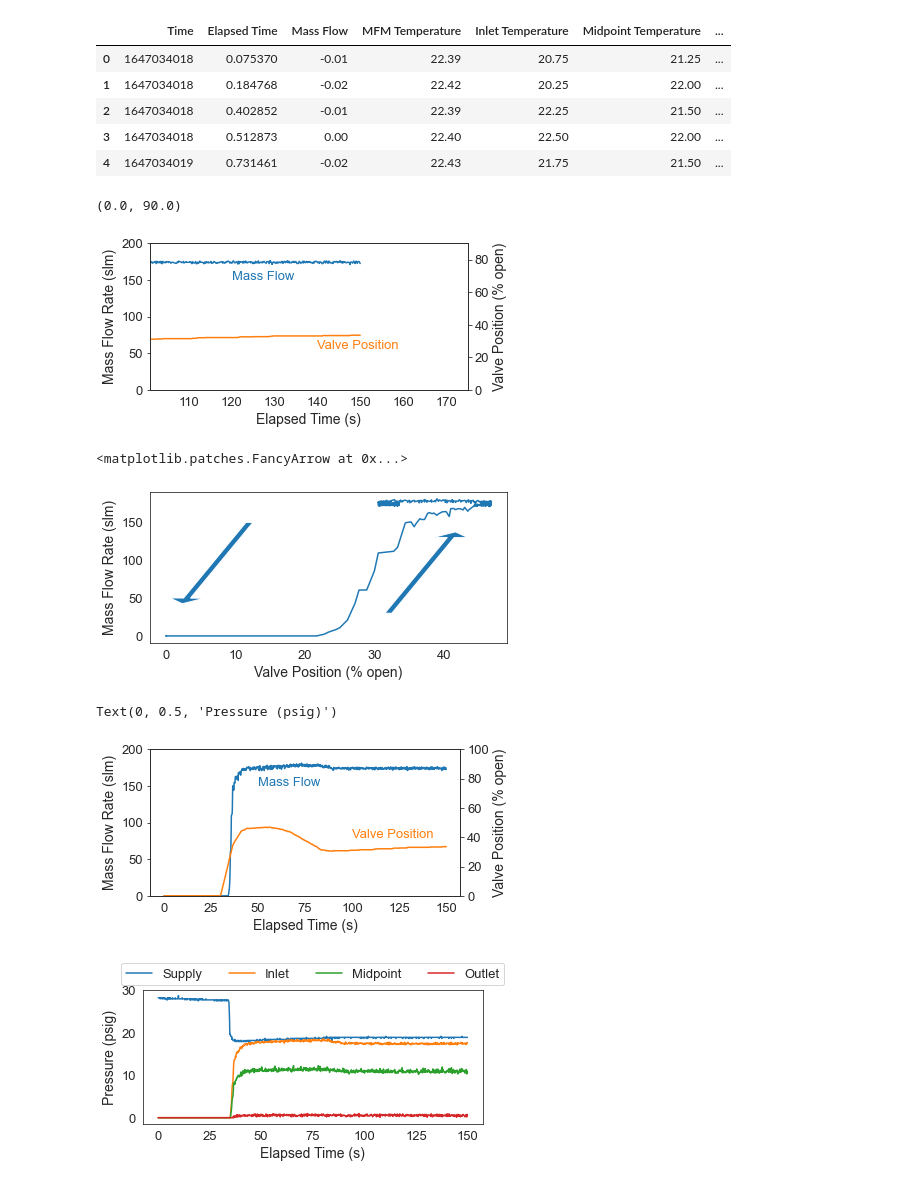
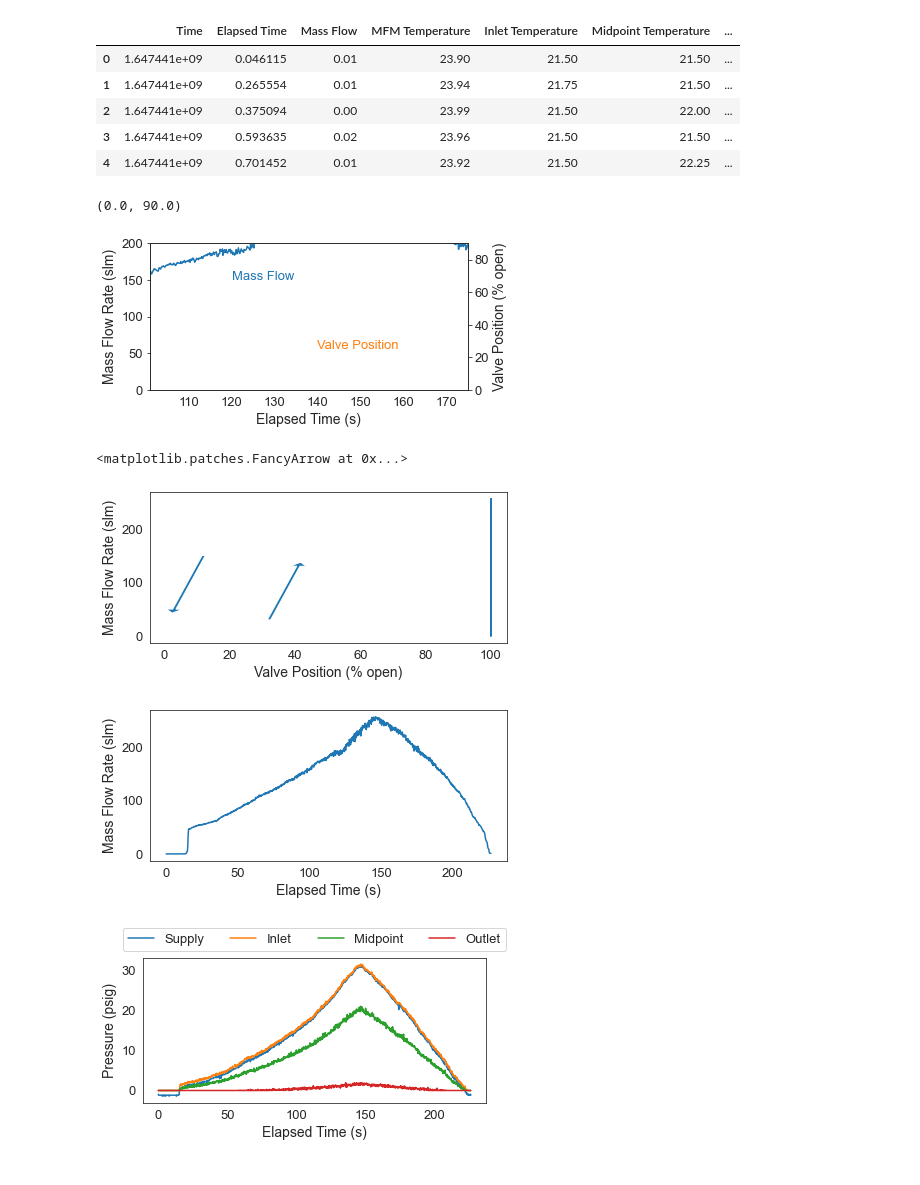
Before and after one commit to osuntp/ntp, a Jupyter notebook: Post/Post_NB/main.ipynb, the cells around one changed output. Saved outputs shown, nothing was run; the diff lists cells and outputs as text; code cells hidden in the pictures.

Commit message:
more data, made new profile, and did more analysis

```diff
--- a/Post/Post_NB/main.ipynb
+++ b/Post/Post_NB/main.ipynb
@@ -47,13 +47,13 @@ def load_data_file(f):
     #df = pd.Series.str.split(',', expand=True)
     return df
 # %%
-def valve_percent(f):
+def valve_percent(df):
     df['Valve Percent'] = df['Valve Position']/90*100
     return df
 # %%
 init_logging()
 f = open_data_file()
-f = 'C:/Users/noahr/Documents/OSU/Thesis/Data to process/2022_3_11_162927_trial_data_mfce_start0_reg19.csv'
+f = 'C:/Users/noahr/Documents/OSU/Thesis/Data to process/2022_3_16_103149_trial_data_Max_Mass_Flow.csv'
 logging.info(f'Opened {f}')
 
 df = load_data_file(f)
@@ -61,11 +61,11 @@ df = valve_percent(df)
 df.head()
 # %% [output]
 |  | Time | Elapsed Time | Mass Flow | MFM Temperature | Inlet Temperature | Midpoint Temperature | ... |
-| 0 | 1647034018 | 0.075370 | -0.01 | 22.39 | 20.75 | 21.25 | ... |
-| 1 | 1647034018 | 0.184768 | -0.02 | 22.42 | 20.25 | 22.00 | ... |
-| 2 | 1647034018 | 0.402852 | -0.01 | 22.39 | 22.25 | 21.50 | ... |
-| 3 | 1647034018 | 0.512873 | 0.00 | 22.40 | 22.50 | 22.00 | ... |
-| 4 | 1647034019 | 0.731461 | -0.02 | 22.43 | 21.75 | 21.50 | ... |
+| 0 | 1.647441e+09 | 0.046115 | 0.01 | 23.90 | 21.50 | 21.50 | ... |
+| 1 | 1.647441e+09 | 0.265554 | 0.01 | 23.94 | 21.75 | 21.50 | ... |
+| 2 | 1.647441e+09 | 0.375094 | 0.00 | 23.99 | 21.50 | 22.00 | ... |
+| 3 | 1.647441e+09 | 0.593635 | 0.02 | 23.96 | 21.50 | 21.50 | ... |
+| 4 | 1.647441e+09 | 0.701452 | 0.01 | 23.92 | 21.50 | 22.25 | ... |
 # %%
 sns.set_style('white') # darkgrid, white grid, dark, white and ticksplt.rc('axes', titlesize=18)     # fontsize of the axes title
 plt.rc('axes', labelsize=14)    # fontsize of the x and y labels
@@ -95,7 +95,7 @@ ax2.set_ylim(0,90)
 #plt.savefig("Figures/valve_repeatability_zoom.svg",format="svg")
 # %% [output]
 (0.0, 90.0)
-[figure, old version]
+[figure, new version]
 # %%
 fig,ax = plt.subplots(figsize=(6,3),tight_layout=True)
 plt.plot(df["Valve Percent"],df["Mass Flow"])
@@ -106,37 +106,36 @@ plt.arrow(12,150,-9,-100,width=1,head_width=5)
 #plt.savefig('Figures/valve_hysteresis.svg',format='svg')
 # %% [output]
 <matplotlib.patches.FancyArrow at 0x...>
-[figure, old version]
+[figure, new version]
 # %%
 fig,ax = plt.subplots(nrows=1,figsize=(6,3),tight_layout=True)
 fig.tight_layout(pad=0.3)
 
 sns.lineplot(x=df["Elapsed Time"],y=df["Mass Flow"],ax=ax)
-ax.annotate("Mass Flow",(50,150),color="C0")
+#ax.annotate("Mass Flow",(50,150),color="C0")
 ax.set_ylabel("Mass Flow Rate (slm)")
 ax.set_xlabel("Elapsed Time (s)")
-ax.set_ylim(0,200)
-ax2 = ax.twinx()
-sns.lineplot(x=df["Elapsed Time"],y=df["Valve Percent"],ax=ax2,color="C1")
-ax2.annotate("Valve Position",(100,40),color="C1")
-ax2.set_ylabel("Valve Position (% open)")
-ax2.set_ylim(0,100)
-fig.savefig('Figures/mass_flow_controller_good.svg',format='svg')
+#ax.set_ylim(0,200)
+#ax2 = ax.twinx()
+#sns.lineplot(x=df["Elapsed Time"],y=df["Valve Percent"],ax=ax2,color="C1")
+#ax2.annotate("Valve Position",(100,40),color="C1")
+#ax2.set_ylabel("Valve Position (% open)")
+#ax2.set_ylim(0,100)
+fig.savefig('Figures/max_mass_flow.svg',format='svg')
 
 fig,ax = plt.subplots(figsize=(6,3.3),tight_layout=True)
 sns.lineplot(x=df["Elapsed Time"],y=df["Supply Pressure"],ax=ax)
 sns.lineplot(x=df["Elapsed Time"],y=df["Inlet Pressure"],ax=ax)
 sns.lineplot(x=df["Elapsed Time"],y=df["Midpoint Pressure"],ax=ax)
 sns.lineplot(x=df["Elapsed Time"],y=df["Outlet Pressure"],ax=ax)
 ax.legend(labels=["Supply","Inlet","Midpoint","Outlet"],loc='upper center',ncol=4,bbox_to_anchor=(0.5,1.25))
 ax.set_xlabel("Elapsed Time (s)")
 ax.set_ylabel("Pressure (psig)")
 
-#fig.savefig('Figures/mass_flow_pressure_B.svg',format='svg')
+fig.savefig('Figures/max_mass_flow_pressure.svg',format='svg')
 # %% [output]
-Text(0, 0.5, 'Pressure (psig)')
-[figure, old version]
+[figure, new version]
-[figure, old version]
+[figure, new version]
 # %%
 data = df.iloc[0:177]
 
```
Also changed, not shown: parts of 6 cells of this notebook, 8 other files.
